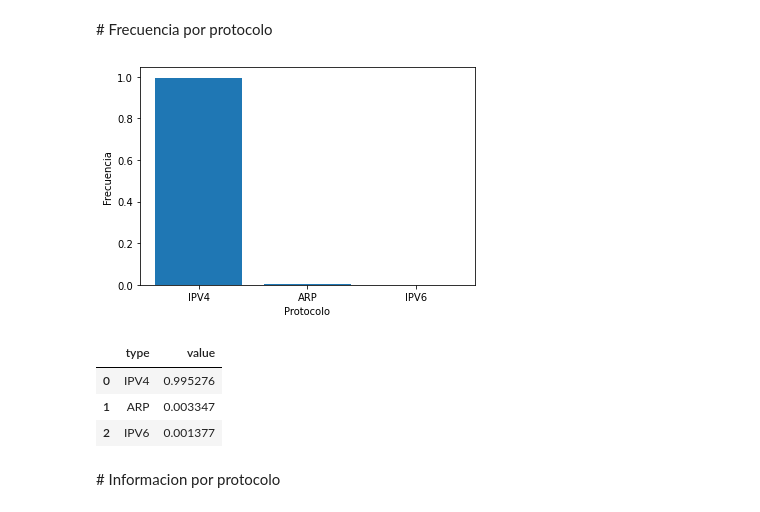
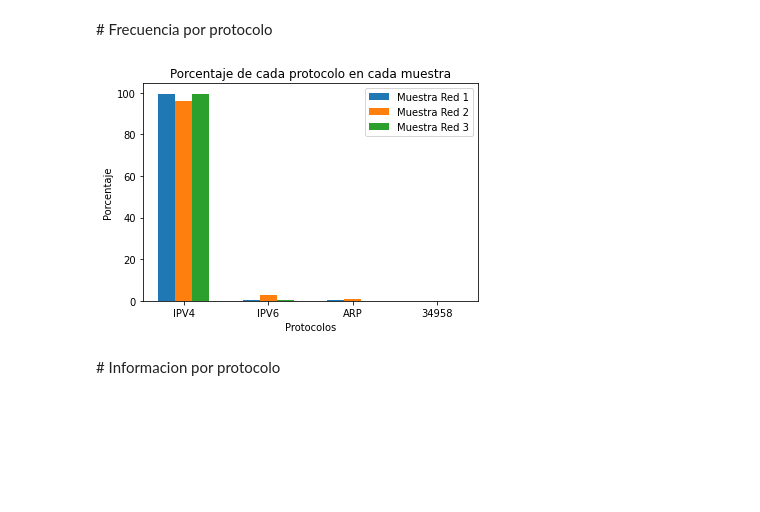
Before and after one commit to cap-diego/tdc-tp1, a Jupyter notebook: tp1.ipynb, the cells around one changed output. Drawn from its saved outputs; the diff is of its cells as text; code cells hidden in the pictures; blank space fills up the shorter version.

```diff
--- a/tp1.ipynb
+++ b/tp1.ipynb
@@ -57,17 +49,2 @@ df.value_counts(df.Protocol, normalize=True).plot.bar(rot=40)
 # %% [markdown]
 # Frecuencia por protocolo
-# %%
-plt.bar(df_freq["type"], df_freq["value"])
-plt.ylabel("Frecuencia")
-plt.xlabel("Protocolo")
-plt.savefig('./results/imgs/freq_{}_info.png'.format(dataset))
-plt.show()
-# %% [output]
-[figure, removed]
-# %%
-df_freq
-# %% [output]
-|  | type | value |
-| 0 | IPV4 | 0.995276 |
-| 1 | ARP | 0.003347 |
-| 2 | IPV6 | 0.001377 |
@@ -74,3 +56,20 @@ df_freq
+# %%
+X_axis = np.arange(4)
+
+plt.bar(x = X_axis - 0.2, height = df_Red_1_prot_perc['value'], width = 0.2, label = 'Muestra Red 1')
+plt.bar(x = X_axis, height = df_Red_2_prot_perc['value'], width = 0.2, label = 'Muestra Red 2')
+plt.bar(x = X_axis + 0.2, height = df_Red_3_prot_perc['value'], width = 0.2, label = 'Muestra Red 3')
+
+
+plt.xticks(X_axis, df_Red_1_prot_perc['type'])
+plt.xlabel("Protocolos")
+plt.ylabel("Porcentaje")
+plt.title("Porcentaje de cada protocolo en cada muestra")
+plt.legend()
+plt.savefig('./results/imgs/freq_protocolos_cada_red_info.png')
+plt.show()
+# %% [output]
+[figure, added]
 # %% [markdown]
 # Informacion por protocolo
 # %%
```
Also changed, not shown: parts of 19 cells of this notebook, 8 other files.
